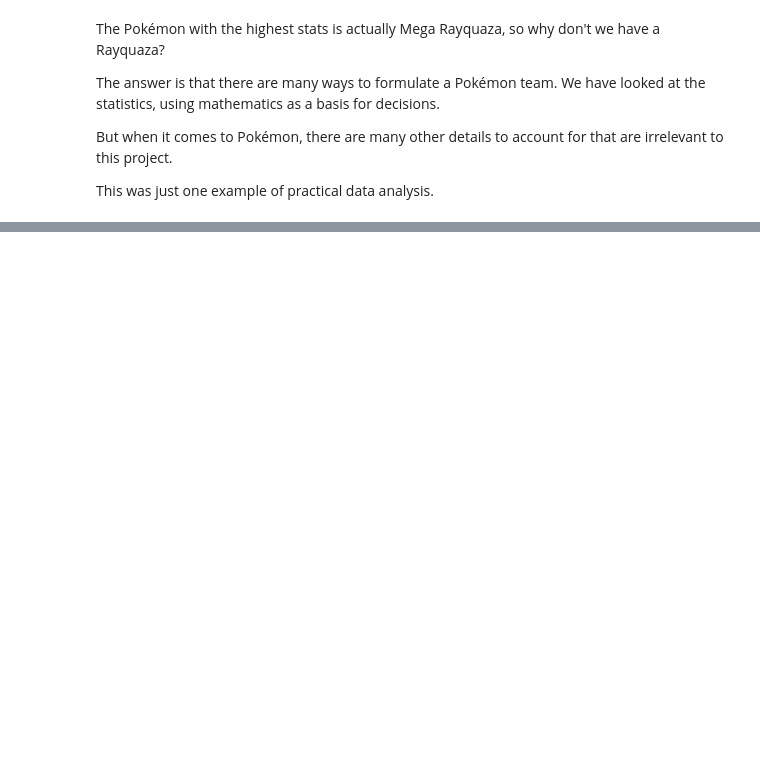
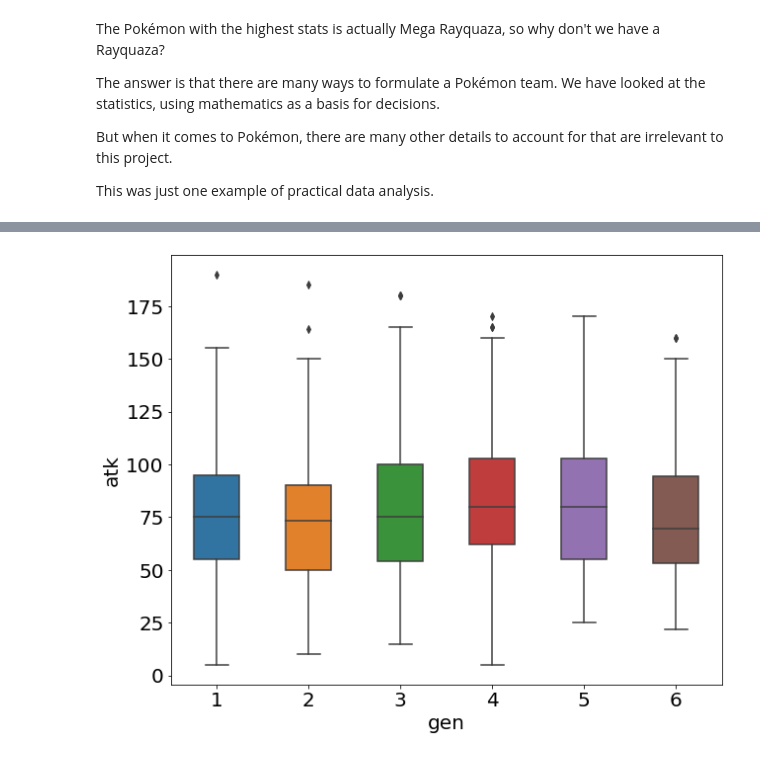
Before and after one commit to TurnipGuy30/Jupyter, a Jupyter notebook: Assignment/Data Analysis.ipynb, the cells around one changed output, grey strips where cells are left out. Saved outputs shown, nothing was run; the diff lists cells and outputs as text; code cells hidden in the pictures; blank space fills up the shorter version.

```diff
--- a/Assignment/Data Analysis.ipynb
+++ b/Assignment/Data Analysis.ipynb
@@ -312,0 +321,4 @@ This was just one example of practical data analysis.
+# %%
+sns.boxplot(x=pokemon['gen'], y=pokemon['atk'], width=0.5);
+# %% [output]
+[figure, added]
```
Also changed, not shown: parts of 33 cells of this notebook.
